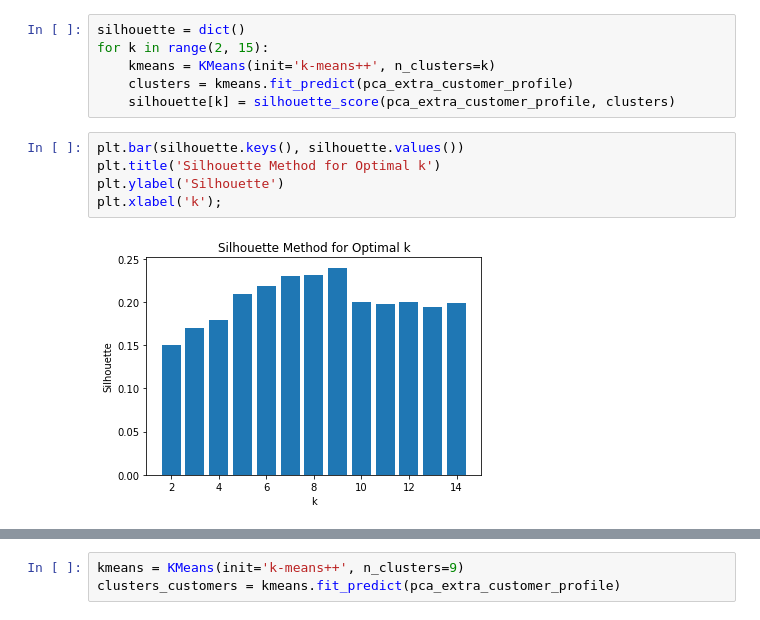
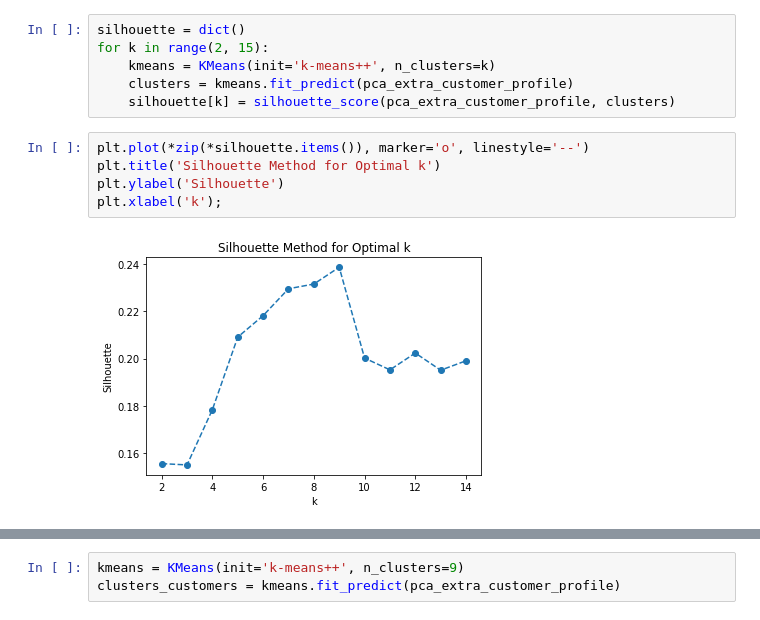
Before and after one commit to dmeoli/OnlineRetail, a Jupyter notebook: notebooks/1_2_extra_clustering.ipynb, the cells around one changed output, grey strips where cells are left out. Cells and saved outputs as stored; diff of their text form.

```diff
--- a/notebooks/1_2_extra_clustering.ipynb
+++ b/notebooks/1_2_extra_clustering.ipynb
@@ -118,12 +118,12 @@ for k in range(2, 15):
     clusters = kmeans.fit_predict(pca_extra_customer_profile)
     silhouette[k] = silhouette_score(pca_extra_customer_profile, clusters)
 # %%
-plt.bar(silhouette.keys(), silhouette.values())
+plt.plot(*zip(*silhouette.items()), marker='o', linestyle='--')
 plt.title('Silhouette Method for Optimal k')
 plt.ylabel('Silhouette')
 plt.xlabel('k');
 # %% [output]
-[figure, old version]
+[figure, new version]
 # %%
 print('The best silhouette score is:', max(silhouette.values()))
 # %% [output]
```
Also changed, not shown: parts of 7 cells of this notebook, 2 other files.
